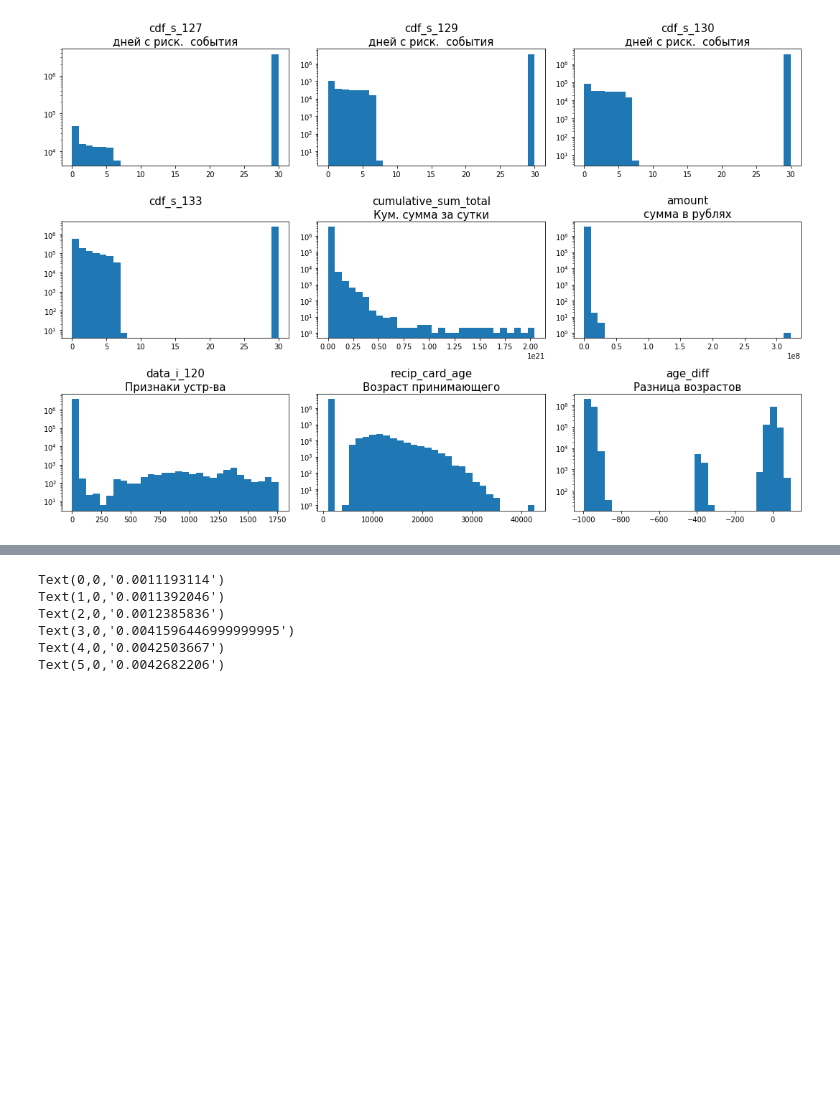
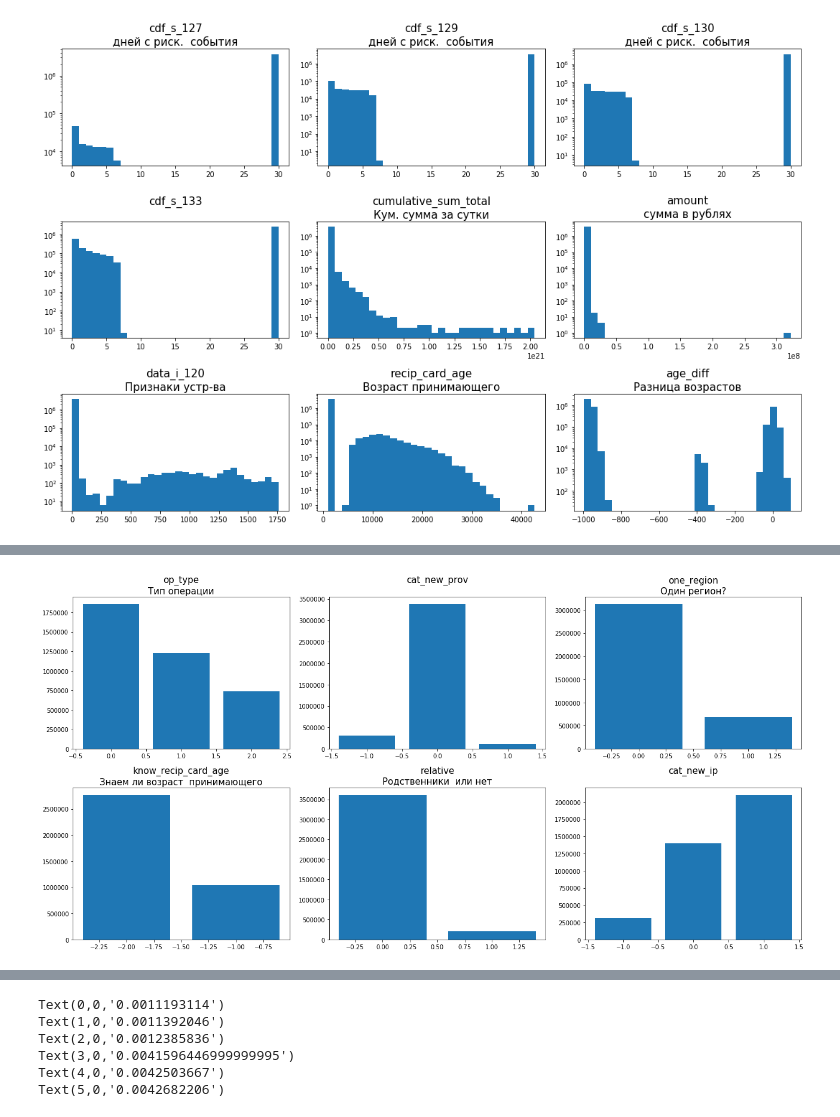
Before and after one commit to orlov-alexander/hse_nis, a Jupyter notebook: notebooks/exploration/andrey_data_visualization.ipynb, the cells around one changed output, grey strips where cells are left out. Drawn from its saved outputs; the diff is of its cells as text; code cells hidden in the pictures; blank space fills up the shorter version.

```diff
--- a/notebooks/exploration/andrey_data_visualization.ipynb
+++ b/notebooks/exploration/andrey_data_visualization.ipynb
@@ -424,19 +467,21 @@ len(cat_feats)
 # %%
 
-#fig, axes = plt.subplots(2, 4, figsize=(18, 9))
+fig, axes = plt.subplots(2, 3, figsize=(18, 9))
 #i = 0
 
-for i, feature in enumerate(cat_feats):
+for i, feature in enumerate(set(cat_feats) - set(['label', 'cdf_s_134', 'cdf_s_135'])):
     #print(feature)
     #print(i // 5, i % 5)
-    #ax = axes[i // 4, i % 4]
+    ax = axes[i // 3, i % 3]
     #ax.hist(pd.to_numeric(data_train[feature], errors='coerce').dropna(), bins=30)
-    cnt = data_train[feature]
-    plt.figure()
-    plt.bar(cnt.index.values, cnt.values)
+    #plt.figure()
+    cnt = data_train[feature].value_counts()
+    ax.bar(cnt.index.values, cnt.values)
     #plt.figure()
     #plt.hist(pd.to_numeric(chunk[feature], errors='coerce').dropna(), bins=20)
     #plt.show()
-    #ax.set_title(feature + '\n' + feature_descr.get(feature, '').replace('\n', ' '), fontsize=15)
+    ax.set_title(feature + '\n' + feature_descr.get(feature, '').replace('\n', ' '), fontsize=15)
     #ax.set_yscale('log')
-#fig.tight_layout()
+fig.tight_layout()
+# %% [output]
+[figure, added]
```
Also changed, not shown: parts of 11 cells of this notebook, 15 other files.
